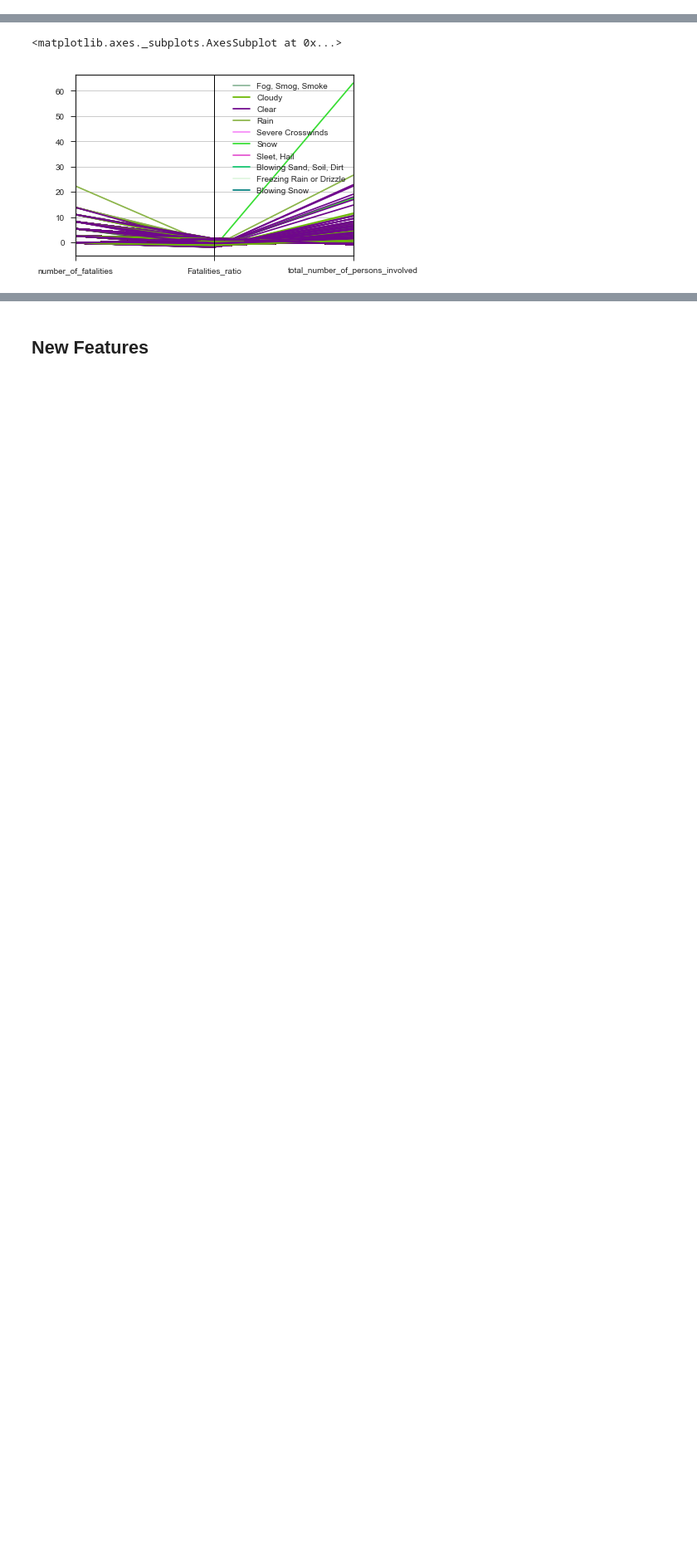
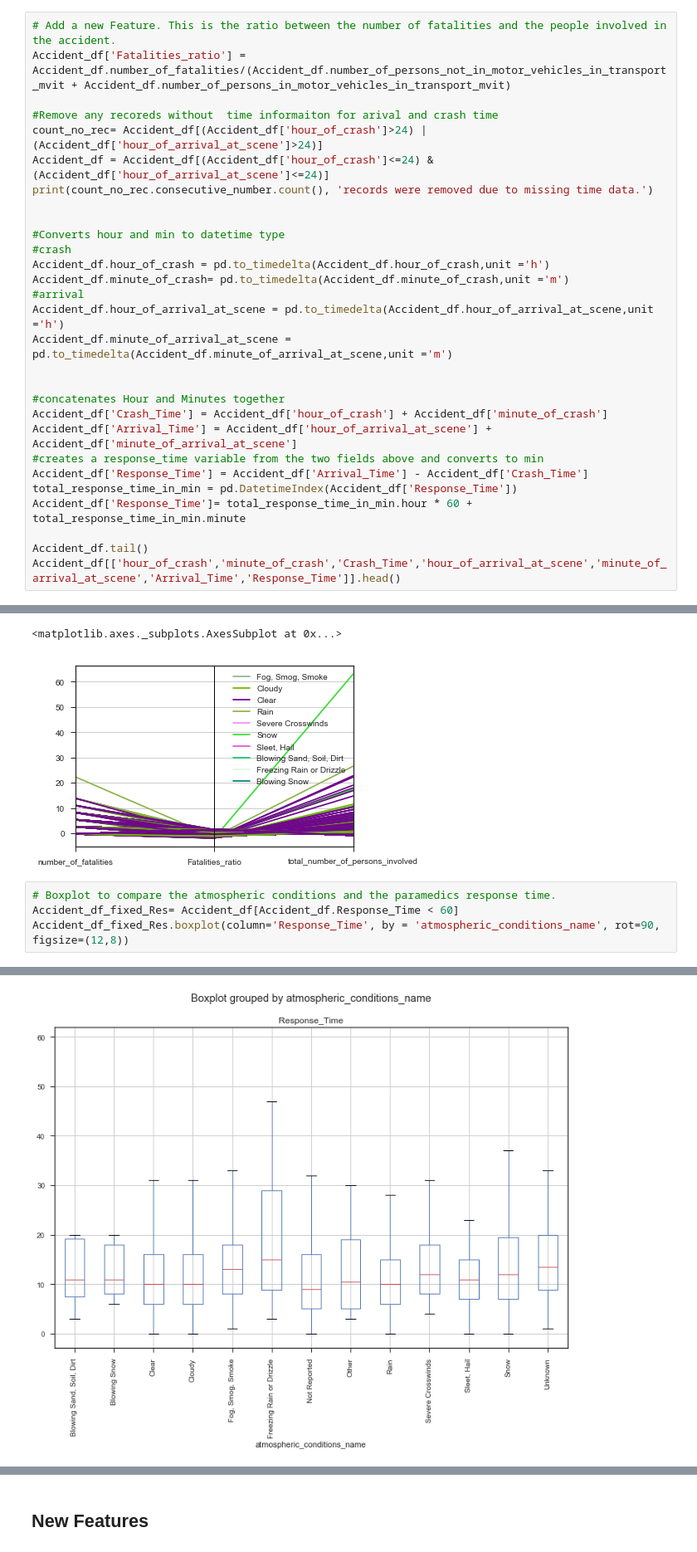
Before and after one commit to ecantu75/DataMining_Lab1, a Jupyter notebook: MSDS_7331_DataMining_Lab1.ipynb, the cells around one changed output, grey strips where cells are left out. Shown at 83% size. Saved outputs shown, nothing was run; the diff lists cells and outputs as text; blank space fills up the shorter version.

Commit message:
NewBoxPLots

```diff
--- a/MSDS_7331_DataMining_Lab1.ipynb
+++ b/MSDS_7331_DataMining_Lab1.ipynb
@@ -152,0 +150,29 @@ Accident_df['Fatalities_ratio'] = Accident_df.number_of_fatalities/(Accident_df.
+# %%
+# Add a new Feature. This is the ratio between the number of fatalities and the people involved in the accident.
+Accident_df['Fatalities_ratio'] = Accident_df.number_of_fatalities/(Accident_df.number_of_persons_not_in_motor_vehicles_in_transport_mvit + Accident_df.number_of_persons_in_motor_vehicles_in_transport_mvit)
+
+#Remove any recoreds without  time informaiton for arival and crash time
+count_no_rec= Accident_df[(Accident_df['hour_of_crash']>24) | (Accident_df['hour_of_arrival_at_scene']>24)]
+Accident_df = Accident_df[(Accident_df['hour_of_crash']<=24) & (Accident_df['hour_of_arrival_at_scene']<=24)]
+print(count_no_rec.consecutive_number.count(), 'records were removed due to missing time data.')
+
+
+#Converts hour and min to datetime type
+#crash
+Accident_df.hour_of_crash = pd.to_timedelta(Accident_df.hour_of_crash,unit ='h')
+Accident_df.minute_of_crash= pd.to_timedelta(Accident_df.minute_of_crash,unit ='m')
+#arrival
+Accident_df.hour_of_arrival_at_scene = pd.to_timedelta(Accident_df.hour_of_arrival_at_scene,unit ='h')
+Accident_df.minute_of_arrival_at_scene = pd.to_timedelta(Accident_df.minute_of_arrival_at_scene,unit ='m')
+
+
+#concatenates Hour and Minutes together
+Accident_df['Crash_Time'] = Accident_df['hour_of_crash'] + Accident_df['minute_of_crash']
+Accident_df['Arrival_Time'] = Accident_df['hour_of_arrival_at_scene'] + Accident_df['minute_of_arrival_at_scene']
+#creates a response_time variable from the two fields above and converts to min
+Accident_df['Response_Time'] = Accident_df['Arrival_Time'] - Accident_df['Crash_Time']
+total_response_time_in_min = pd.DatetimeIndex(Accident_df['Response_Time'])
+Accident_df['Response_Time']= total_response_time_in_min.hour * 60 + total_response_time_in_min.minute
+
+Accident_df.tail()
+Accident_df[['hour_of_crash','minute_of_crash','Crash_Time','hour_of_arrival_at_scene','minute_of_arrival_at_scene','Arrival_Time','Response_Time']].head()
@@ -707,3 +743,8 @@ parallel_coordinates(acc_sub_normalized, 'atmospheric_conditions_name')
 # %% [output]
 <matplotlib.axes._subplots.AxesSubplot at 0x...>
 [figure]
+# %%
+# Boxplot to compare the atmospheric conditions and the paramedics response time.
+Accident_df_fixed_Res= Accident_df[Accident_df.Response_Time < 60]
+Accident_df_fixed_Res.boxplot(column='Response_Time', by = 'atmospheric_conditions_name', rot=90, figsize=(12,8))
+# %% [output]
@@ -709,0 +752 @@ parallel_coordinates(acc_sub_normalized, 'atmospheric_conditions_name')
+[figure, added]
```
Also changed, not shown: parts of 7 cells of this notebook.
